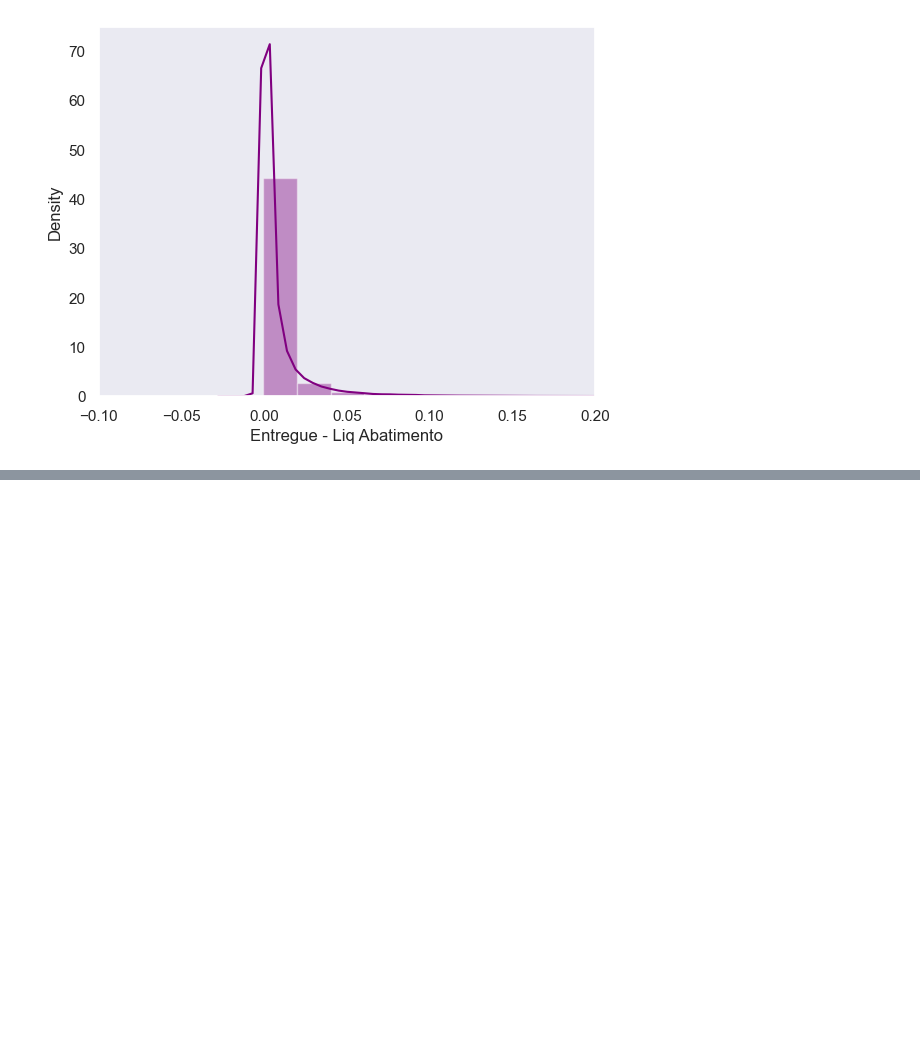
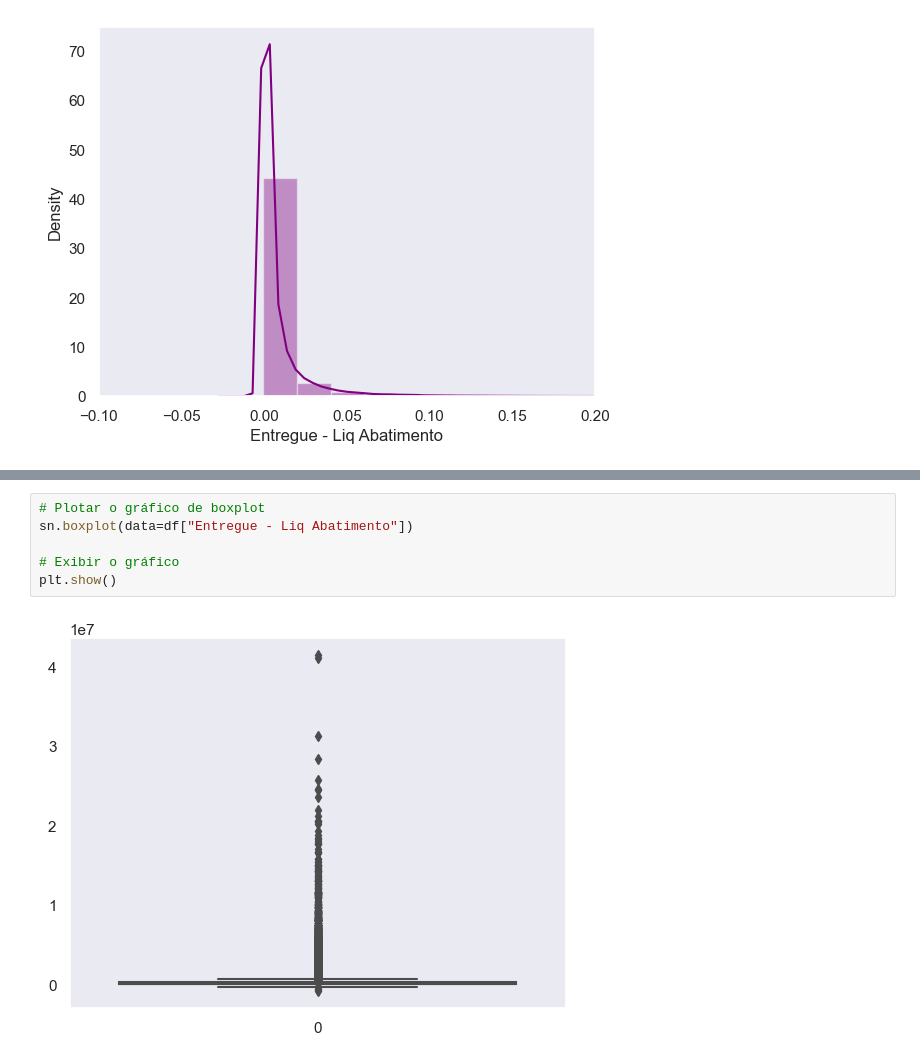
Before and after one commit to diullio/final_project_ada, a Jupyter notebook: Trabalho.ipynb, the cells around one changed output, grey strips where cells are left out. Saved outputs shown, nothing was run; the diff lists cells and outputs as text; blank space fills up the shorter version.

```diff
--- a/Trabalho.ipynb
+++ b/Trabalho.ipynb
@@ -202,0 +232,8 @@ https://gist.github.com/mwaskom/de44147ed2974457ad6372750bbe5751
+# %%
+# Plotar o gráfico de boxplot
+sn.boxplot(data=df["Entregue - Liq Abatimento"])
+
+# Exibir o gráfico
+plt.show()
+# %% [output]
+[figure, added]
```
Also changed, not shown: parts of 8 cells of this notebook.
